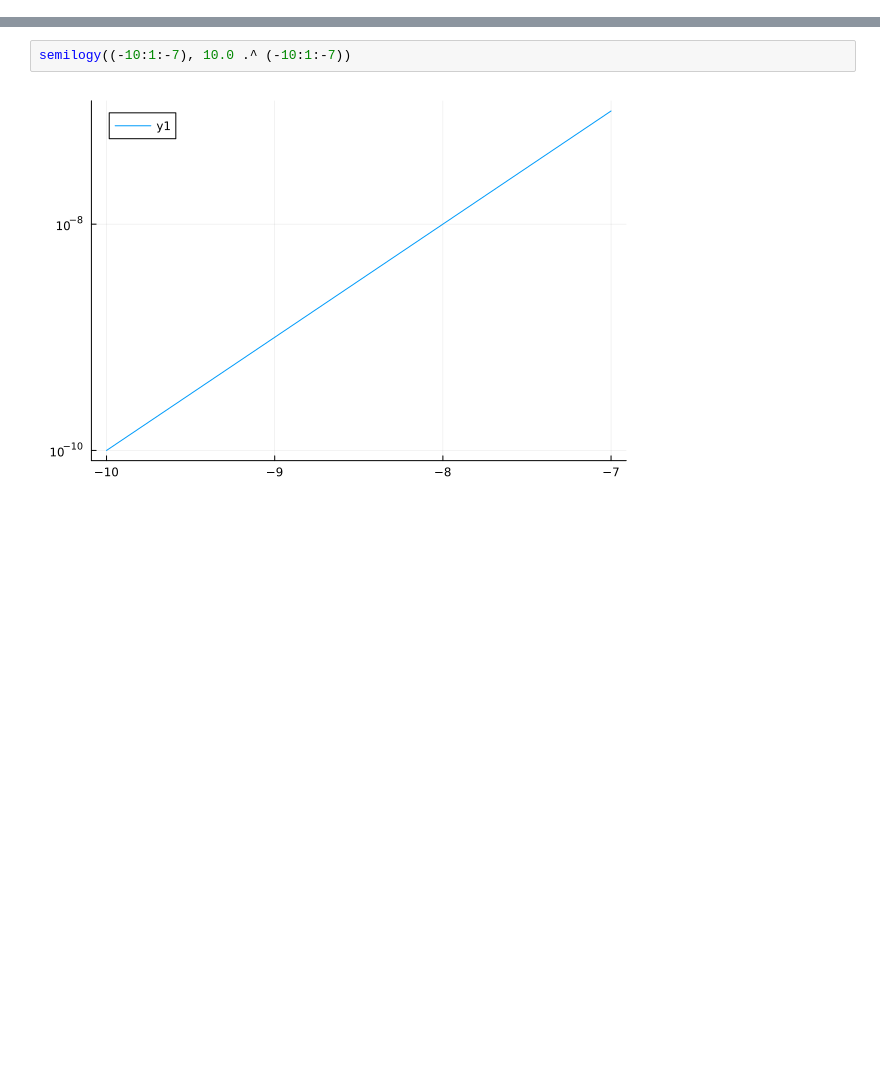
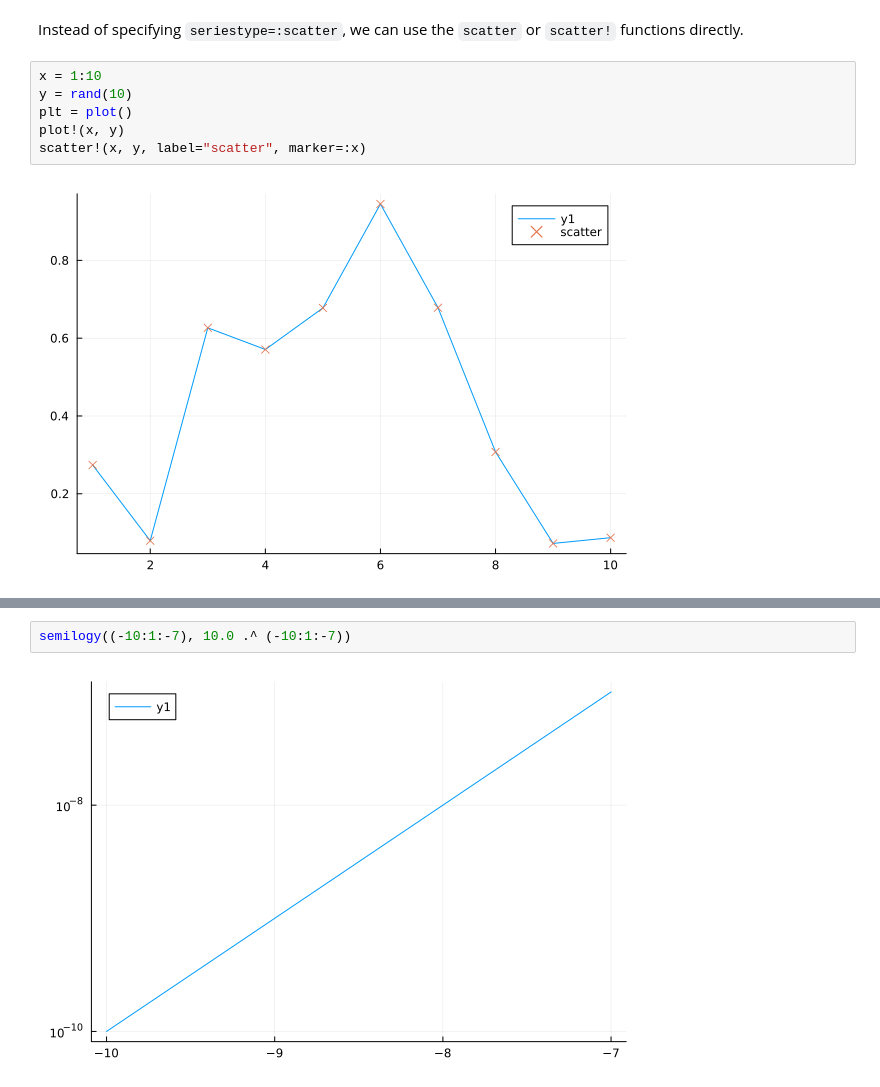
Before and after one commit to tensor4all/T4AJuliaTutorials, a Jupyter notebook: _sources/ipynbs/plots.ipynb, the cells around one changed output, grey strips where cells are left out. Saved outputs shown, nothing was run; the diff lists cells and outputs as text; blank space fills up the shorter version.

```diff
--- a/_sources/ipynbs/plots.ipynb
+++ b/_sources/ipynbs/plots.ipynb
@@ -7,0 +42,11 @@ using LaTeXStrings
+# %% [markdown]
+
+Instead of specifying `seriestype=:scatter`, we can use the `scatter` or `scatter!` functions directly.
+# %%
+x = 1:10
+y = rand(10)
+plt = plot()
+plot!(x, y)
+scatter!(x, y, label="scatter", marker=:x)
+# %% [output]
+[figure, added]
```
Also changed, not shown: parts of 17 cells of this notebook, 19 other files.
